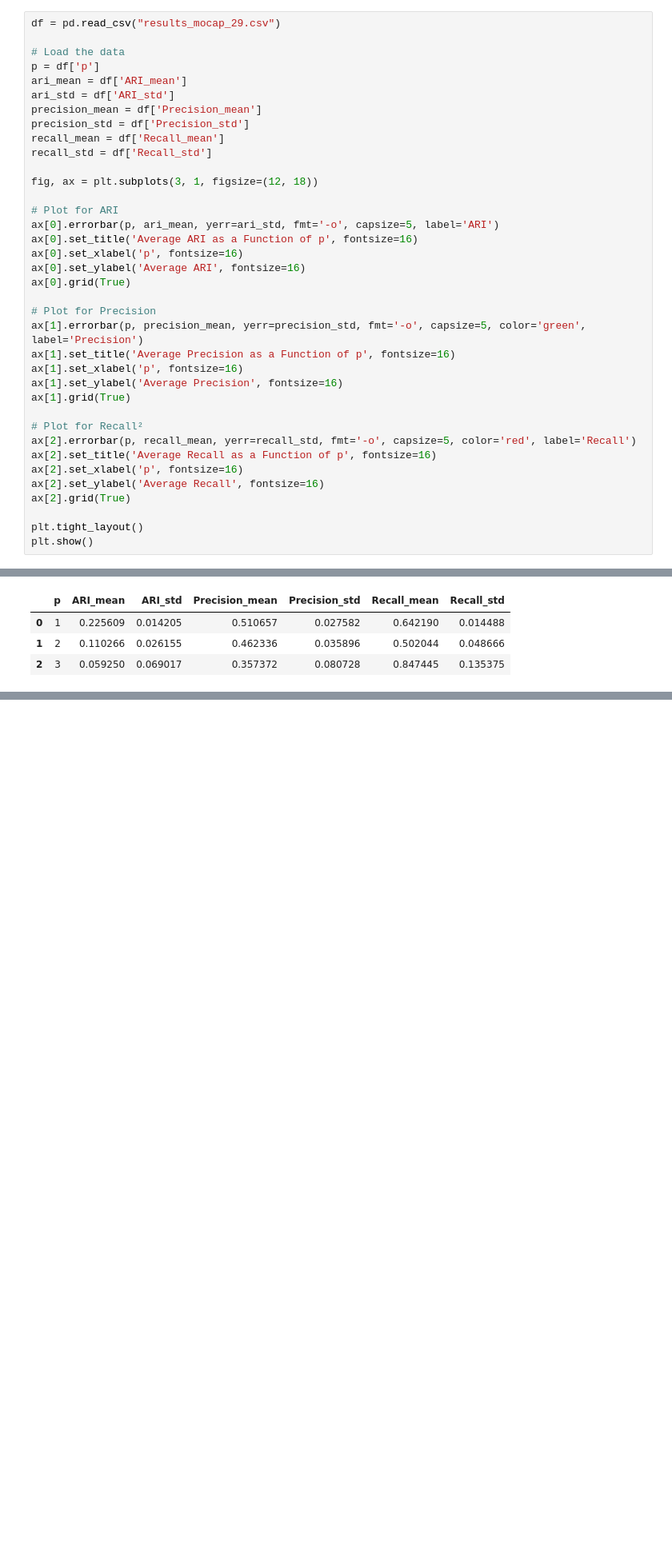
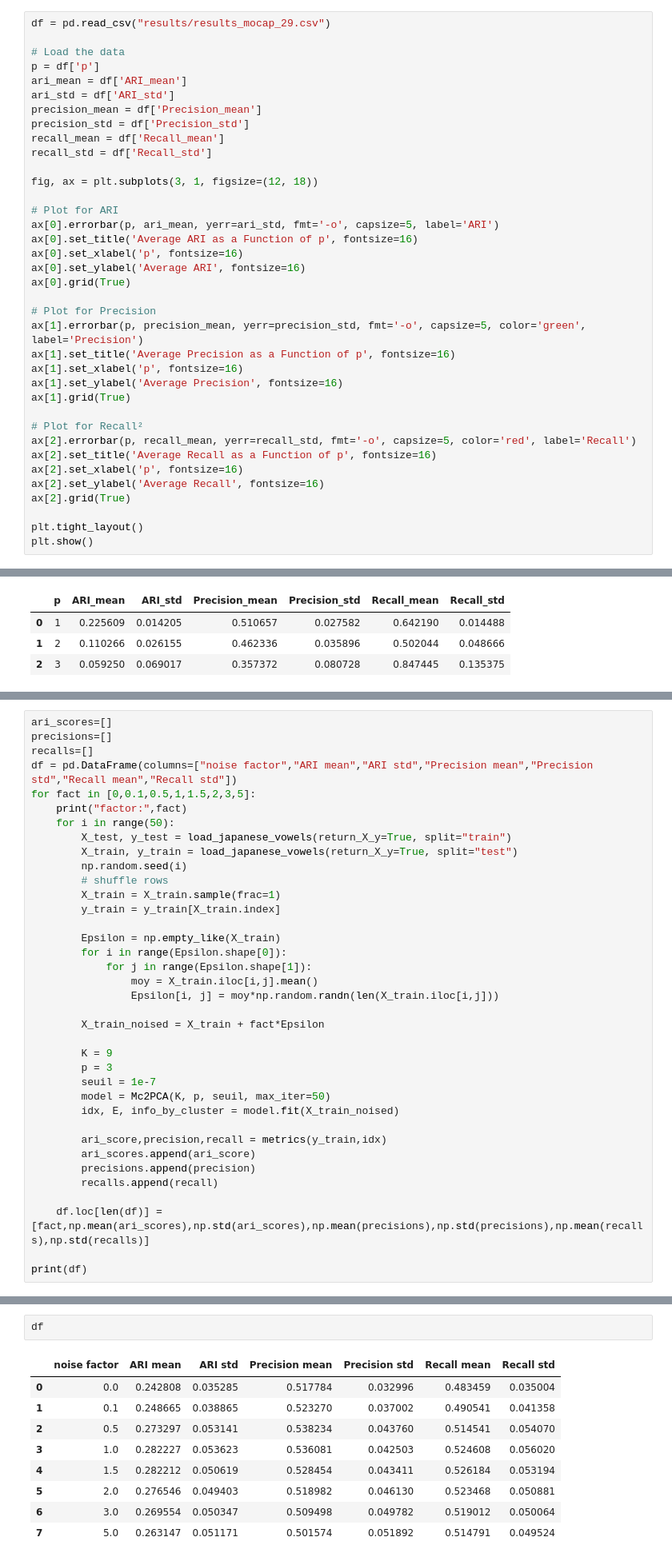
Before and after one commit to Clement-W/Time-Series-Mc2PCA, a Jupyter notebook: experiments.ipynb, the cells around one changed output, grey strips where cells are left out. Shown: that part at 80% size. Cells and saved outputs as stored; diff of their text form; blank space fills up the shorter version.

```diff
--- a/experiments.ipynb
+++ b/experiments.ipynb
@@ -314,7 +309,7 @@ plot_info(X, 2, seuil = 1e-7, max_iter = 50)
 # %% [output]
 [figure]
 # %%
-df = pd.read_csv("results_mocap_29.csv")
+df = pd.read_csv("results/results_mocap_29.csv")
 
 # Load the data
 p = df['p']
@@ -400,0 +431,37 @@ df
+# %%
+ari_scores=[]
+precisions=[]
+recalls=[]
+df = pd.DataFrame(columns=["noise factor","ARI mean","ARI std","Precision mean","Precision std","Recall mean","Recall std"])
+for fact in [0,0.1,0.5,1,1.5,2,3,5]:
+    print("factor:",fact)
+    for i in range(50):
+        X_test, y_test = load_japanese_vowels(return_X_y=True, split="train")
+        X_train, y_train = load_japanese_vowels(return_X_y=True, split="test")
+        np.random.seed(i)
+        # shuffle rows
+        X_train = X_train.sample(frac=1)
+        y_train = y_train[X_train.index]
+
+        Epsilon = np.empty_like(X_train)
+        for i in range(Epsilon.shape[0]):
+            for j in range(Epsilon.shape[1]):
+                moy = X_train.iloc[i,j].mean()
+                Epsilon[i, j] = moy*np.random.randn(len(X_train.iloc[i,j]))
+
+        X_train_noised = X_train + fact*Epsilon
+
+        K = 9
+        p = 3
+        seuil = 1e-7
+        model = Mc2PCA(K, p, seuil, max_iter=50)
+        idx, E, info_by_cluster = model.fit(X_train_noised)
+
+        ari_score,precision,recall = metrics(y_train,idx)
+        ari_scores.append(ari_score)
+        precisions.append(precision)
+        recalls.append(recall)
+
+    df.loc[len(df)] = [fact,np.mean(ari_scores),np.std(ari_scores),np.mean(precisions),np.std(precisions),np.mean(recalls),np.std(recalls)]
+
+print(df)
@@ -400,0 +496,12 @@ df
+# %%
+df
+# %% [output]
+|  | noise factor | ARI mean | ARI std | Precision mean | Precision std | Recall mean | Recall std |
+| 0 | 0.0 | 0.242808 | 0.035285 | 0.517784 | 0.032996 | 0.483459 | 0.035004 |
+| 1 | 0.1 | 0.248665 | 0.038865 | 0.523270 | 0.037002 | 0.490541 | 0.041358 |
+| 2 | 0.5 | 0.273297 | 0.053141 | 0.538234 | 0.043760 | 0.514541 | 0.054070 |
+| 3 | 1.0 | 0.282227 | 0.053623 | 0.536081 | 0.042503 | 0.524608 | 0.056020 |
+| 4 | 1.5 | 0.282212 | 0.050619 | 0.528454 | 0.043411 | 0.526184 | 0.053194 |
+| 5 | 2.0 | 0.276546 | 0.049403 | 0.518982 | 0.046130 | 0.523468 | 0.050881 |
+| 6 | 3.0 | 0.269554 | 0.050347 | 0.509498 | 0.049782 | 0.519012 | 0.050064 |
+| 7 | 5.0 | 0.263147 | 0.051171 | 0.501574 | 0.051892 | 0.514791 | 0.049524 |
```
Also changed, not shown: parts of 21 cells of this notebook, 1 other file.
